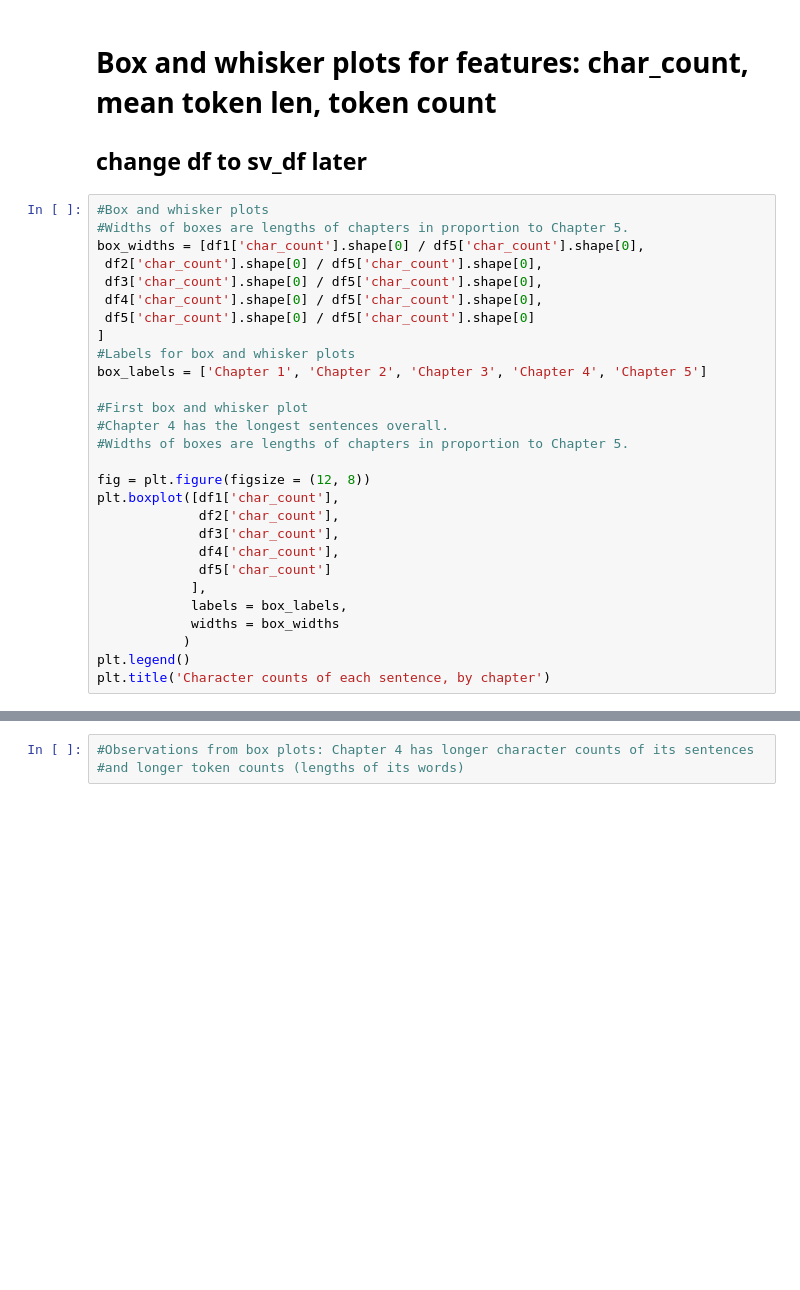
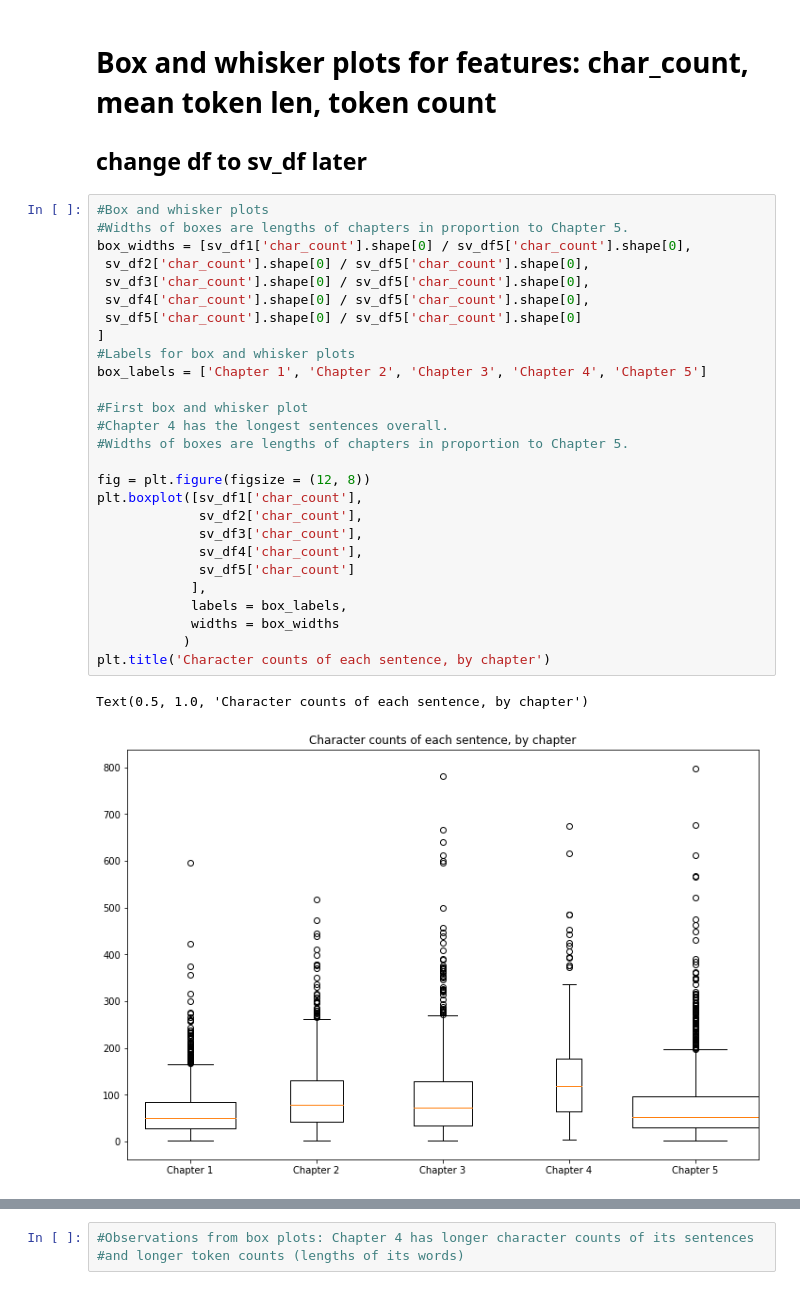
Before and after one commit to ssrosa/dsc-4-final-project-online-ds-pt-100118, a Jupyter notebook: student.ipynb, the cells around one changed output, grey strips where cells are left out. Cells and saved outputs as stored; diff of their text form; blank space fills up the shorter version.

```diff
--- a/student.ipynb
+++ b/student.ipynb
@@ -237,30 +238,32 @@ sv_df1.shape[0], sv_df2.shape[0], sv_df3.shape[0], sv_df4.shape[0], sv_df5.shape
 # %%
 #Box and whisker plots
 #Widths of boxes are lengths of chapters in proportion to Chapter 5.
-box_widths = [df1['char_count'].shape[0] / df5['char_count'].shape[0],
- df2['char_count'].shape[0] / df5['char_count'].shape[0],
- df3['char_count'].shape[0] / df5['char_count'].shape[0],
- df4['char_count'].shape[0] / df5['char_count'].shape[0],
- df5['char_count'].shape[0] / df5['char_count'].shape[0]
+box_widths = [sv_df1['char_count'].shape[0] / sv_df5['char_count'].shape[0],
+ sv_df2['char_count'].shape[0] / sv_df5['char_count'].shape[0],
+ sv_df3['char_count'].shape[0] / sv_df5['char_count'].shape[0],
+ sv_df4['char_count'].shape[0] / sv_df5['char_count'].shape[0],
+ sv_df5['char_count'].shape[0] / sv_df5['char_count'].shape[0]
 ]
 #Labels for box and whisker plots
 box_labels = ['Chapter 1', 'Chapter 2', 'Chapter 3', 'Chapter 4', 'Chapter 5']
 
 #First box and whisker plot
 #Chapter 4 has the longest sentences overall.
 #Widths of boxes are lengths of chapters in proportion to Chapter 5.
 
 fig = plt.figure(figsize = (12, 8))
-plt.boxplot([df1['char_count'],
-             df2['char_count'],
-             df3['char_count'],
-             df4['char_count'],
-             df5['char_count']
+plt.boxplot([sv_df1['char_count'],
+             sv_df2['char_count'],
+             sv_df3['char_count'],
+             sv_df4['char_count'],
+             sv_df5['char_count']
             ],
             labels = box_labels,
             widths = box_widths
            )
-plt.legend()
 plt.title('Character counts of each sentence, by chapter')
+# %% [output]
+Text(0.5, 1.0, 'Character counts of each sentence, by chapter')
+[figure, added]
 # %%
 fig = plt.figure(figsize = (12, 8))
```
Also changed, not shown: parts of 50 cells of this notebook.
